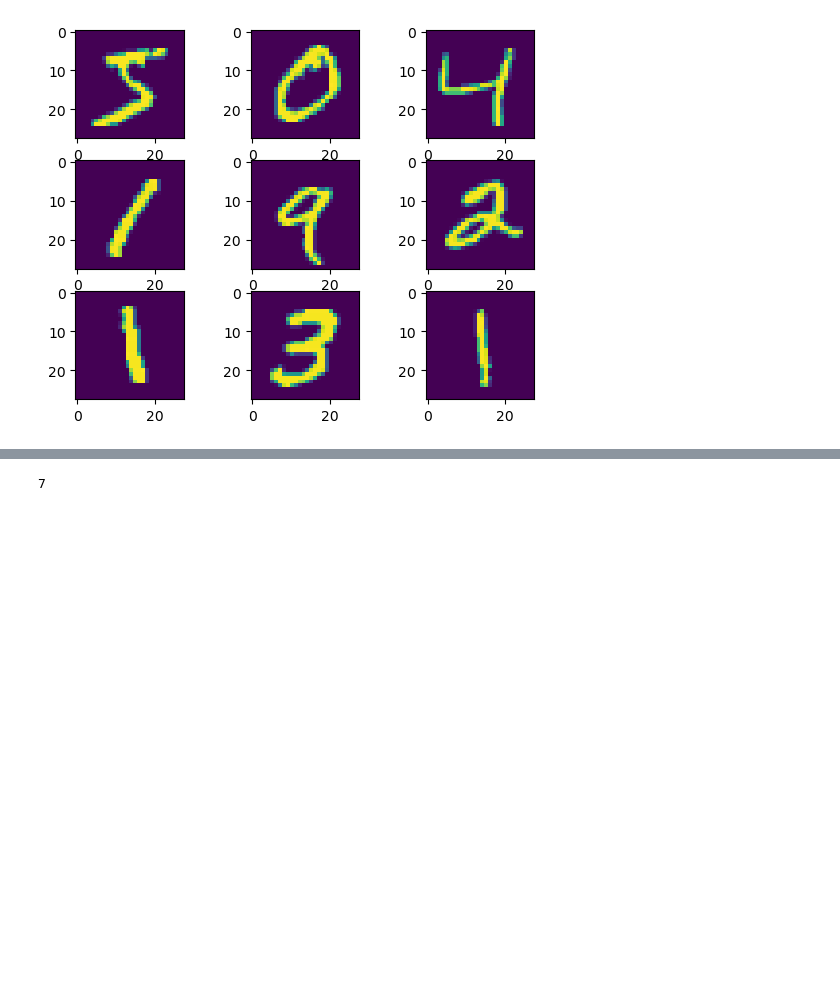
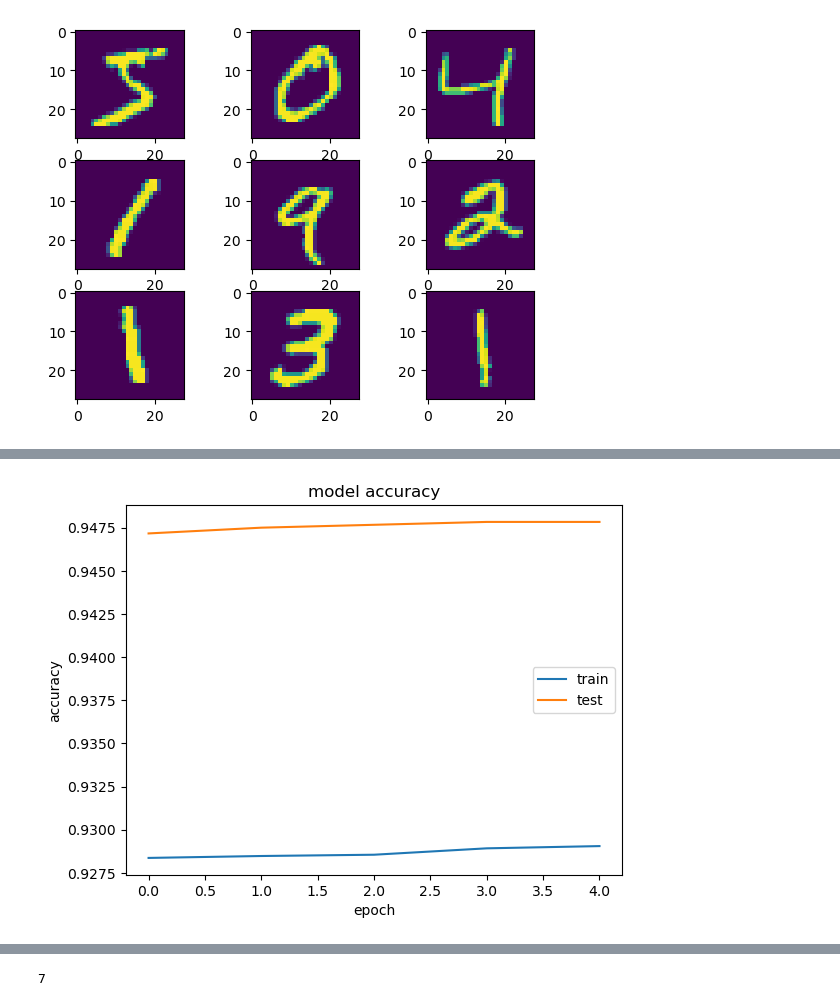
Before and after one commit to DovanRai/NeuralNetworks_Demo, a Jupyter notebook: NeuralNetwork-Demo_1.ipynb, the cells around one changed output, grey strips where cells are left out. Cells and saved outputs as stored; diff of their text form; code cells hidden in the pictures; blank space fills up the shorter version.

```diff
--- a/NeuralNetwork-Demo_1.ipynb
+++ b/NeuralNetwork-Demo_1.ipynb
@@ -80,5 +81,9 @@ x_test = x_test / 255
 # %%
 #flatten x grids into longitutdal input
 
-x_train = x_train.reshape(len(x_train), 28*28)
-x_test = x_test.reshape(len(x_test), 28*28)
+image_vector_size = 28*28
+
+x_train = x_train.reshape(len(x_train), image_vector_size)
+x_test = x_test.reshape(len(x_test), image_vector_size)
+
+print(x_train[0])
@@ -127,0 +148,8 @@ model.evaluate(x_test, y_test)
+# %%
+#compile and train the neural network model
+
+#Sparse_categorial_entropy is used as there are multiple labels provided as integers.
+
+model.compile(optimizer="sgd", loss='sparse_categorical_crossentropy', metrics=['accuracy'])
+
+model.fit(x_train, y_train, epochs=10)
@@ -127,0 +178,4 @@ model.evaluate(x_test, y_test)
+# %%
+#track history of training the model
+
+history= model.fit(x_train, y_train, batch_size=128, epochs=5, validation_split=.1)
@@ -127,0 +198,11 @@ model.evaluate(x_test, y_test)
+# %%
+# summarize history for accuracy
+plt.plot(history.history['accuracy'])
+plt.plot(history.history['val_accuracy'])
+plt.title('model accuracy')
+plt.ylabel('accuracy')
+plt.xlabel('epoch')
+plt.legend(['train', 'test'])
+plt.show()
+# %% [output]
+[figure, added]
```
Also changed, not shown: parts of 15 cells of this notebook.
